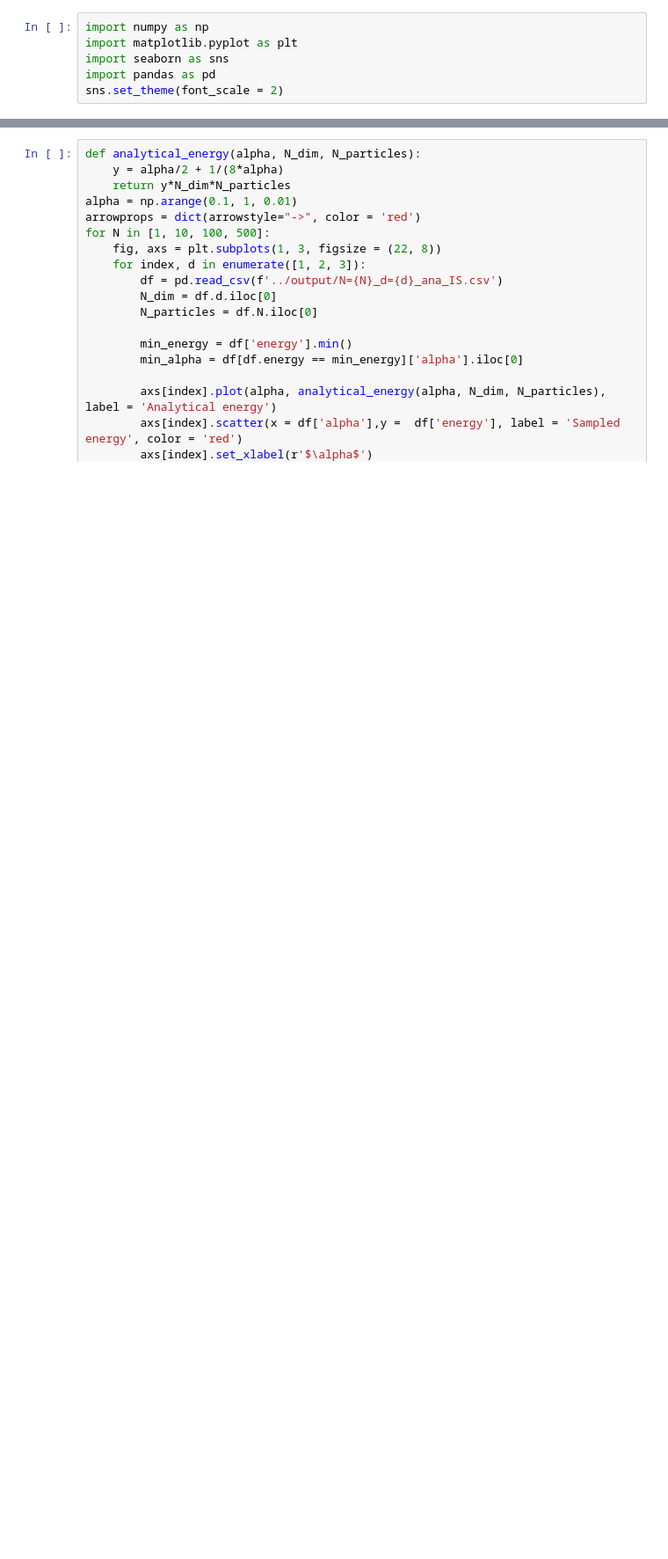
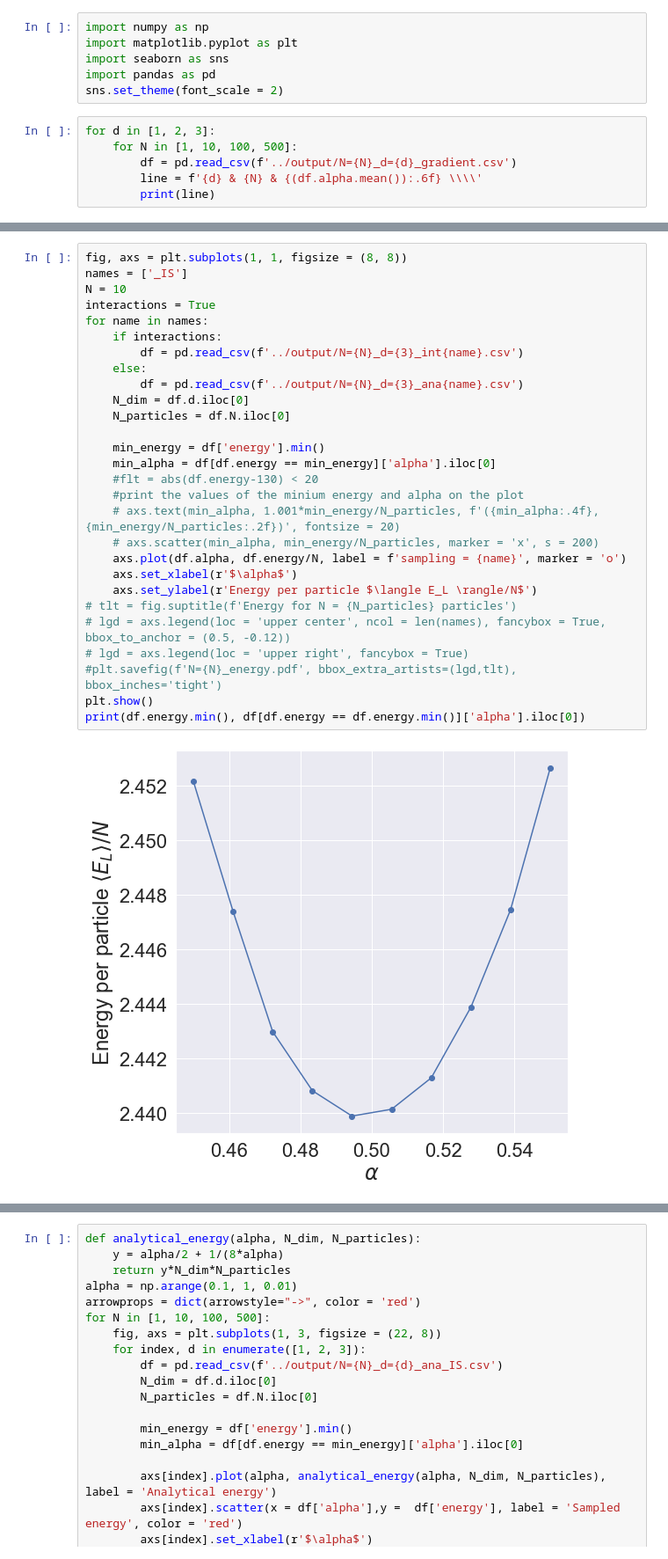
Before and after one commit to carlfre/FYS4411-project1, a Jupyter notebook: plots/plotting.ipynb, the cells around one changed output, grey strips where cells are left out. Shown at 88% size. Saved outputs shown, nothing was run; the diff lists cells and outputs as text; blank space fills up the shorter version.

Commit message:
importance sampling stuff

```diff
--- a/plots/plotting.ipynb
+++ b/plots/plotting.ipynb
@@ -4,3 +4,9 @@ import matplotlib.pyplot as plt
 import seaborn as sns
 import pandas as pd
 sns.set_theme(font_scale = 2)
+# %%
+for d in [1, 2, 3]:
+    for N in [1, 10, 100, 500]:
+        df = pd.read_csv(f'../output/N={N}_d={d}_gradient.csv')
+        line = f'{d} & {N} & {(df.alpha.mean()):.6f} \\\\'
+        print(line)
@@ -6,0 +26,30 @@ sns.set_theme(font_scale = 2)
+# %%
+fig, axs = plt.subplots(1, 1, figsize = (8, 8))
+names = ['_IS']
+N = 10
+interactions = True
+for name in names:
+    if interactions:
+        df = pd.read_csv(f'../output/N={N}_d={3}_int{name}.csv')
+    else:
+        df = pd.read_csv(f'../output/N={N}_d={3}_ana{name}.csv')
+    N_dim = df.d.iloc[0]
+    N_particles = df.N.iloc[0]
+
+    min_energy = df['energy'].min()
+    min_alpha = df[df.energy == min_energy]['alpha'].iloc[0]
+    #flt = abs(df.energy-130) < 20
+    #print the values of the minium energy and alpha on the plot
+    # axs.text(min_alpha, 1.001*min_energy/N_particles, f'({min_alpha:.4f}, {min_energy/N_particles:.2f})', fontsize = 20)
+    # axs.scatter(min_alpha, min_energy/N_particles, marker = 'x', s = 200)
+    axs.plot(df.alpha, df.energy/N, label = f'sampling = {name}', marker = 'o')
+    axs.set_xlabel(r'$\alpha$')
+    axs.set_ylabel(r'Energy per particle $\langle E_L \rangle/N$')
+# tlt = fig.suptitle(f'Energy for N = {N_particles} particles')
+# lgd = axs.legend(loc = 'upper center', ncol = len(names), fancybox = True, bbox_to_anchor = (0.5, -0.12))
+# lgd = axs.legend(loc = 'upper right', fancybox = True)
+#plt.savefig(f'N={N}_energy.pdf', bbox_extra_artists=(lgd,tlt), bbox_inches='tight')
+plt.show()
+print(df.energy.min(), df[df.energy == df.energy.min()]['alpha'].iloc[0])
+# %% [output]
+[figure, added]
```
Also changed, not shown: parts of 9 cells of this notebook, 5 other files.
